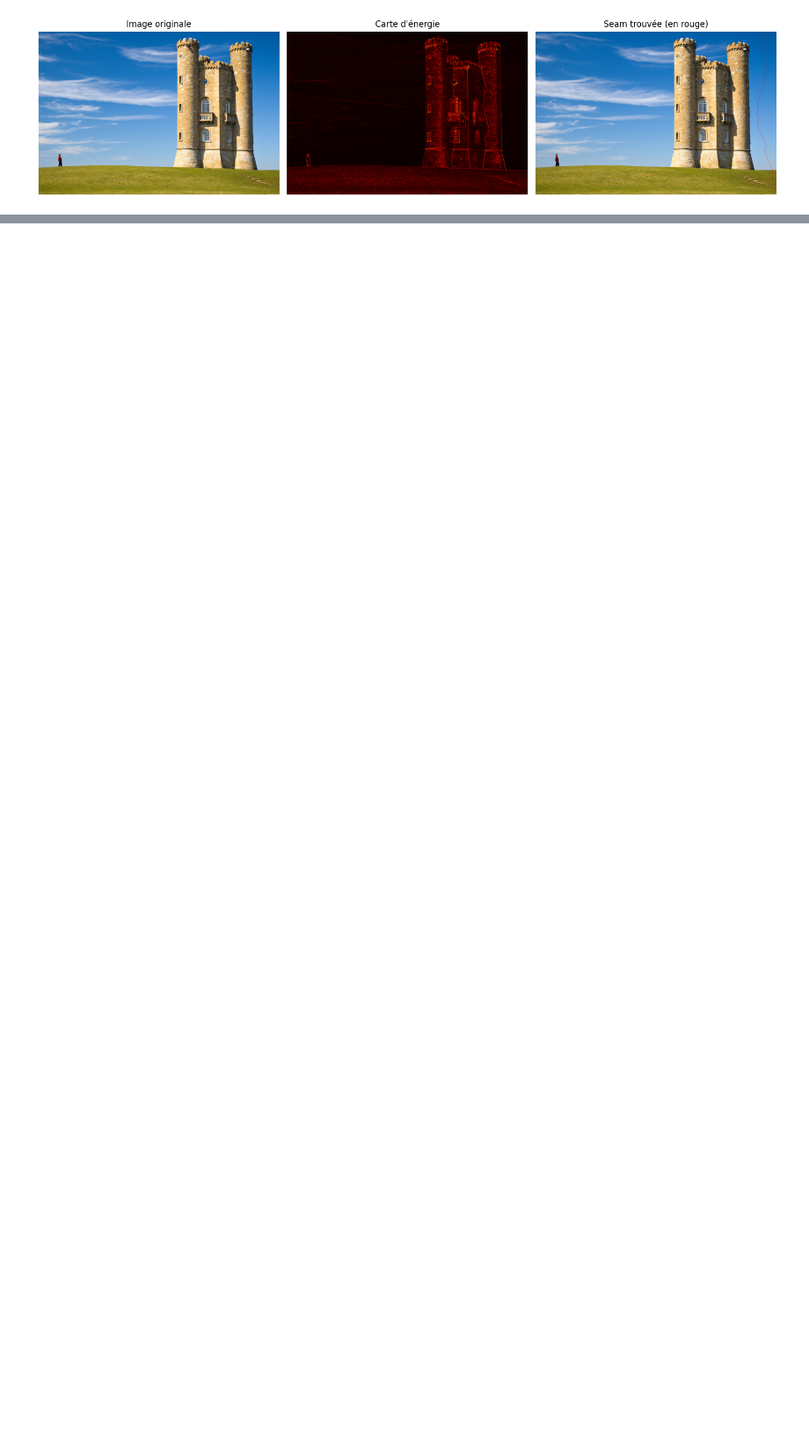
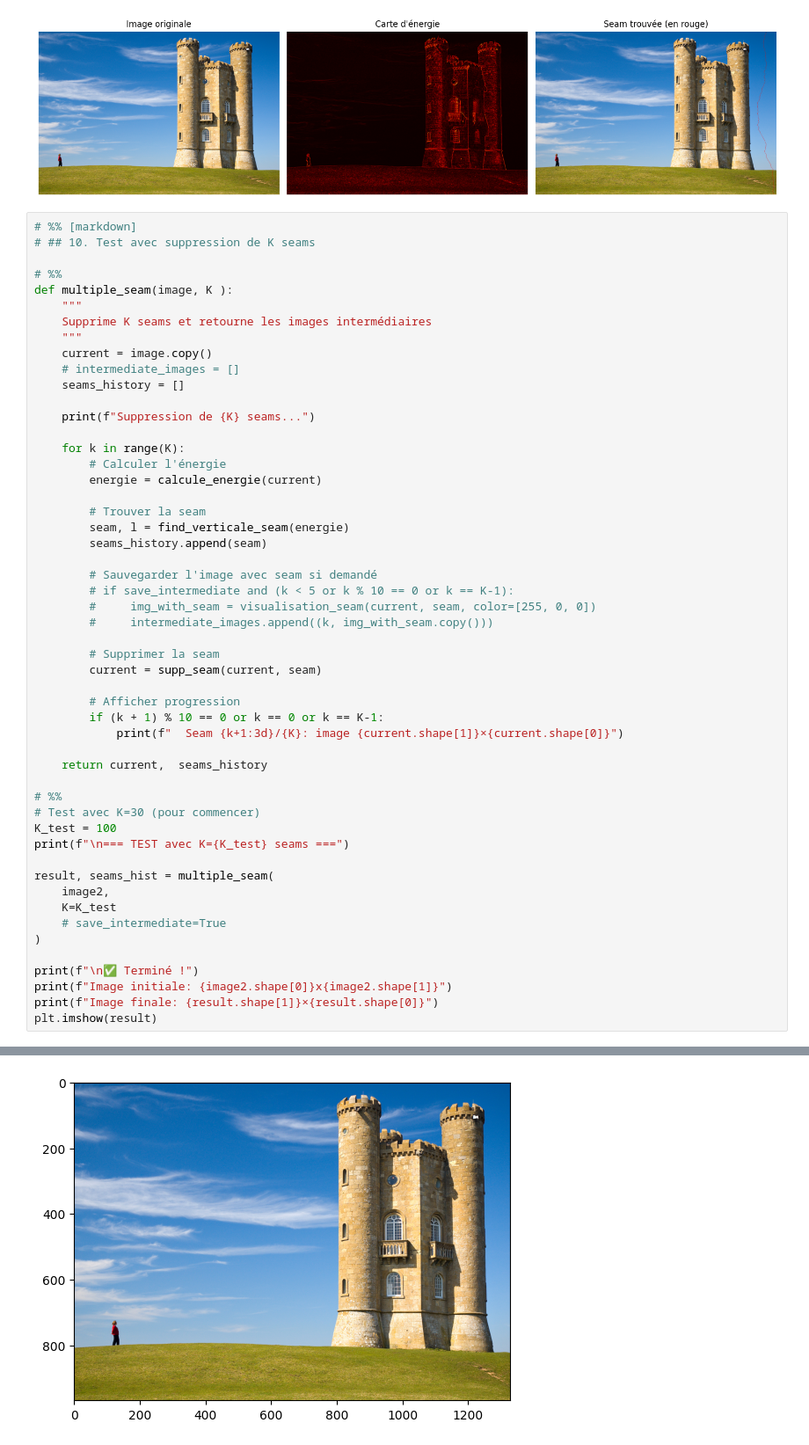
Before and after one commit to DeadlyTalha/seam-carving-project, a Jupyter notebook: seam_carving.ipynb, the cells around one changed output, grey strips where cells are left out. Shown at 88% size. Drawn from its saved outputs; the diff is of its cells as text; blank space fills up the shorter version.

```diff
--- a/seam_carving.ipynb
+++ b/seam_carving.ipynb
@@ -203,3 +231,56 @@ plt.tight_layout()
 plt.show()
 # %% [output]
 [figure]
+# %%
+# %% [markdown]
+# ## 10. Test avec suppression de K seams
+
+# %%
+def multiple_seam(image, K ):
+    """
+    Supprime K seams et retourne les images intermédiaires
+    """
+    current = image.copy()
+    # intermediate_images = []
+    seams_history = []
+
+    print(f"Suppression de {K} seams...")
+
+    for k in range(K):
+        # Calculer l'énergie
+        energie = calcule_energie(current)
+
+        # Trouver la seam
+        seam, l = find_verticale_seam(energie)
+        seams_history.append(seam)
+
+        # Sauvegarder l'image avec seam si demandé
+        # if save_intermediate and (k < 5 or k % 10 == 0 or k == K-1):
+        #     img_with_seam = visualisation_seam(current, seam, color=[255, 0, 0])
+        #     intermediate_images.append((k, img_with_seam.copy()))
+
+        # Supprimer la seam
+        current = supp_seam(current, seam)
+
+        # Afficher progression
+        if (k + 1) % 10 == 0 or k == 0 or k == K-1:
+            print(f"  Seam {k+1:3d}/{K}: image {current.shape[1]}×{current.shape[0]}")
+
+    return current,  seams_history
+
+# %%
+# Test avec K=30 (pour commencer)
+K_test = 100
+print(f"\n=== TEST avec K={K_test} seams ===")
+
+result, seams_hist = multiple_seam(
+    image2,
+    K=K_test
+    # save_intermediate=True
+)
+
+print(f"\n✅ Terminé !")
+print(f"Image initiale: {image2.shape[0]}x{image2.shape[1]}")
+print(f"Image finale: {result.shape[1]}×{result.shape[0]}")
+plt.imshow(result)
+# %% [output]
@@ -205,0 +305 @@ plt.show()
+[figure, added]
```
Also changed, not shown: parts of 4 cells of this notebook.
